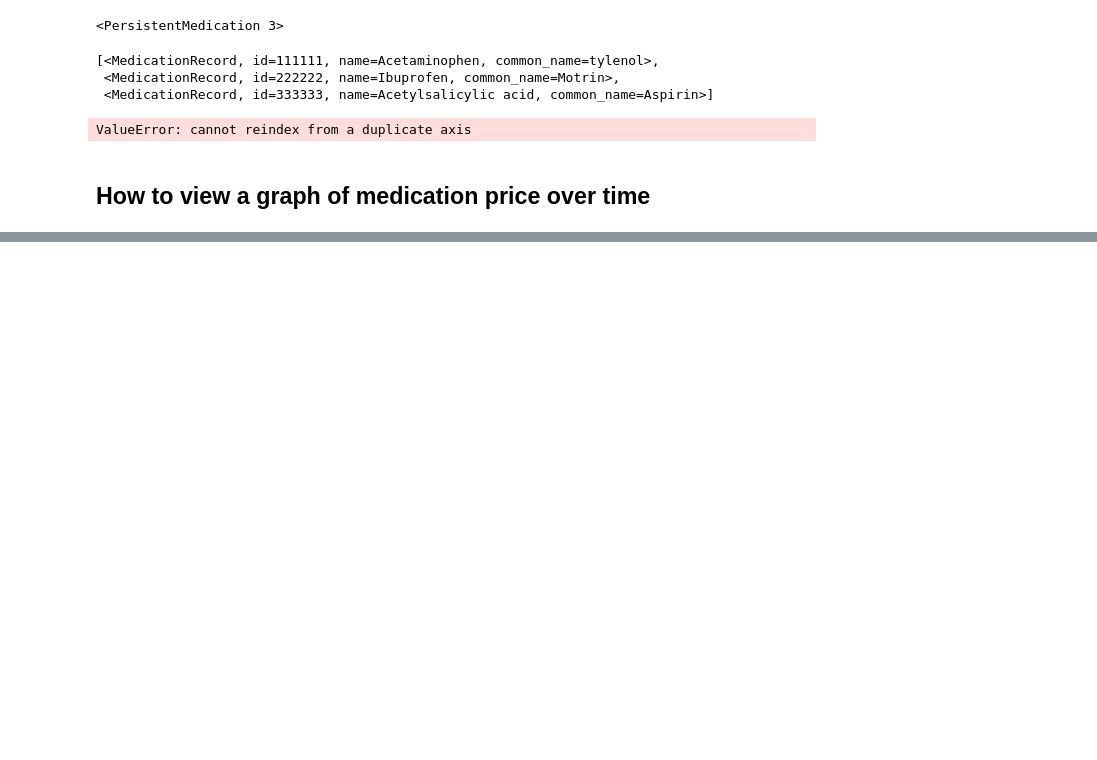
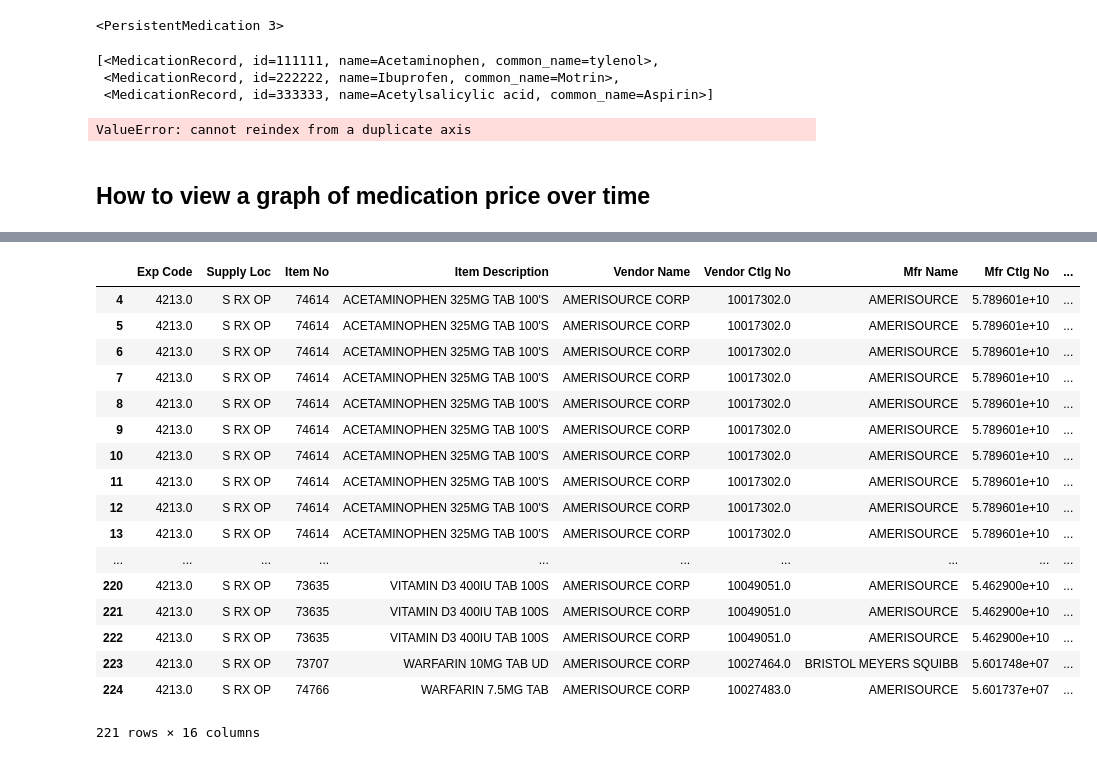
Before and after one commit to ehhop/ehhapp-formulary2, a Jupyter notebook: test_database.ipynb, the cells around one changed output, grey strips where cells are left out. Saved outputs shown, nothing was run; the diff lists cells and outputs as text; code cells hidden in the pictures; blank space fills up the shorter version.

```diff
--- a/test_database.ipynb
+++ b/test_database.ipynb
@@ -174,0 +321,23 @@ Continue? (Y/N)n
+# %%
+meds_to_chart = ["glimepiride 2MG",
+                "buproprion XL 300MG",
+                "warfarin 10MG",
+                "digoxin 0.125MG",
+                "insulin glargine",
+                "norgestim",
+                "metformin",
+                "ketoconazole",
+                "insulin lispro"]
+
+idx = pd.date_range('2016-01-01 00:00:00', freq='MS', periods=12)
+price_df = pd.DataFrame(index=idx)
+#print(idx)
+for med in meds:
+    for names in meds_to_chart:
+        if names.upper() in med.name:
+            df = pd.DataFrame([{"date":t.date,"price":t.price,"qty":t.qty} for t in med.transactions if (t.date.year==2016)&(t.qty>0)])
+            if len(df)>0:
+                df.set_index("date",inplace=True)
+                prices = df[["price"]].resample('MS').mean().loc[idx,].fillna(method='ffill').fillna(method='bfill')
+                price_df[med.name] = prices
+                print(med.name)
@@ -174,0 +361,6 @@ Continue? (Y/N)n
+# %%
+colors = plt.cm.Accent(np.linspace(0, 1, len(price_df)))
+colors = shuffle(colors)
+# %%
+prices = price_df.copy(deep=True)
+prices
@@ -174,0 +717,25 @@ Continue? (Y/N)n
+# %%
+file = "2016_01.xls"
+ds = pd.read_excel(file,usecols=range(0,17))
+ds = ds.dropna(axis=0,thresh=10)
+ds = ds[[col for col in actualcolumns if col in ds.columns]]
+ds
+# %% [output]
+|  | Exp Code | Supply Loc | Item No | Item Description | Vendor Name | Vendor Ctlg No | Mfr Name | Mfr Ctlg No | ... |
+| 4 | 4213.0 | S RX OP | 74614 | ACETAMINOPHEN 325MG TAB 100'S | AMERISOURCE CORP | 10017302.0 | AMERISOURCE | 5.789601e+10 | ... |
+| 5 | 4213.0 | S RX OP | 74614 | ACETAMINOPHEN 325MG TAB 100'S | AMERISOURCE CORP | 10017302.0 | AMERISOURCE | 5.789601e+10 | ... |
+| 6 | 4213.0 | S RX OP | 74614 | ACETAMINOPHEN 325MG TAB 100'S | AMERISOURCE CORP | 10017302.0 | AMERISOURCE | 5.789601e+10 | ... |
+| 7 | 4213.0 | S RX OP | 74614 | ACETAMINOPHEN 325MG TAB 100'S | AMERISOURCE CORP | 10017302.0 | AMERISOURCE | 5.789601e+10 | ... |
+| 8 | 4213.0 | S RX OP | 74614 | ACETAMINOPHEN 325MG TAB 100'S | AMERISOURCE CORP | 10017302.0 | AMERISOURCE | 5.789601e+10 | ... |
+| 9 | 4213.0 | S RX OP | 74614 | ACETAMINOPHEN 325MG TAB 100'S | AMERISOURCE CORP | 10017302.0 | AMERISOURCE | 5.789601e+10 | ... |
+| 10 | 4213.0 | S RX OP | 74614 | ACETAMINOPHEN 325MG TAB 100'S | AMERISOURCE CORP | 10017302.0 | AMERISOURCE | 5.789601e+10 | ... |
+| 11 | 4213.0 | S RX OP | 74614 | ACETAMINOPHEN 325MG TAB 100'S | AMERISOURCE CORP | 10017302.0 | AMERISOURCE | 5.789601e+10 | ... |
+| 12 | 4213.0 | S RX OP | 74614 | ACETAMINOPHEN 325MG TAB 100'S | AMERISOURCE CORP | 10017302.0 | AMERISOURCE | 5.789601e+10 | ... |
+| 13 | 4213.0 | S RX OP | 74614 | ACETAMINOPHEN 325MG TAB 100'S | AMERISOURCE CORP | 10017302.0 | AMERISOURCE | 5.789601e+10 | ... |
+| ... | ... | ... | ... | ... | ... | ... | ... | ... | ... |
+| 220 | 4213.0 | S RX OP | 73635 | VITAMIN D3 400IU TAB 100S | AMERISOURCE CORP | 10049051.0 | AMERISOURCE | 5.462900e+10 | ... |
+| 221 | 4213.0 | S RX OP | 73635 | VITAMIN D3 400IU TAB 100S | AMERISOURCE CORP | 10049051.0 | AMERISOURCE | 5.462900e+10 | ... |
+| 222 | 4213.0 | S RX OP | 73635 | VITAMIN D3 400IU TAB 100S | AMERISOURCE CORP | 10049051.0 | AMERISOURCE | 5.462900e+10 | ... |
+| 223 | 4213.0 | S RX OP | 73707 | WARFARIN 10MG TAB UD | AMERISOURCE CORP | 10027464.0 | BRISTOL MEYERS SQUIBB | 5.601748e+07 | ... |
+| 224 | 4213.0 | S RX OP | 74766 | WARFARIN 7.5MG TAB | AMERISOURCE CORP | 10027483.0 | AMERISOURCE | 5.601737e+07 | ... |
+221 rows × 16 columns
```
Also changed, not shown: parts of 21 cells of this notebook, 6 other files.
